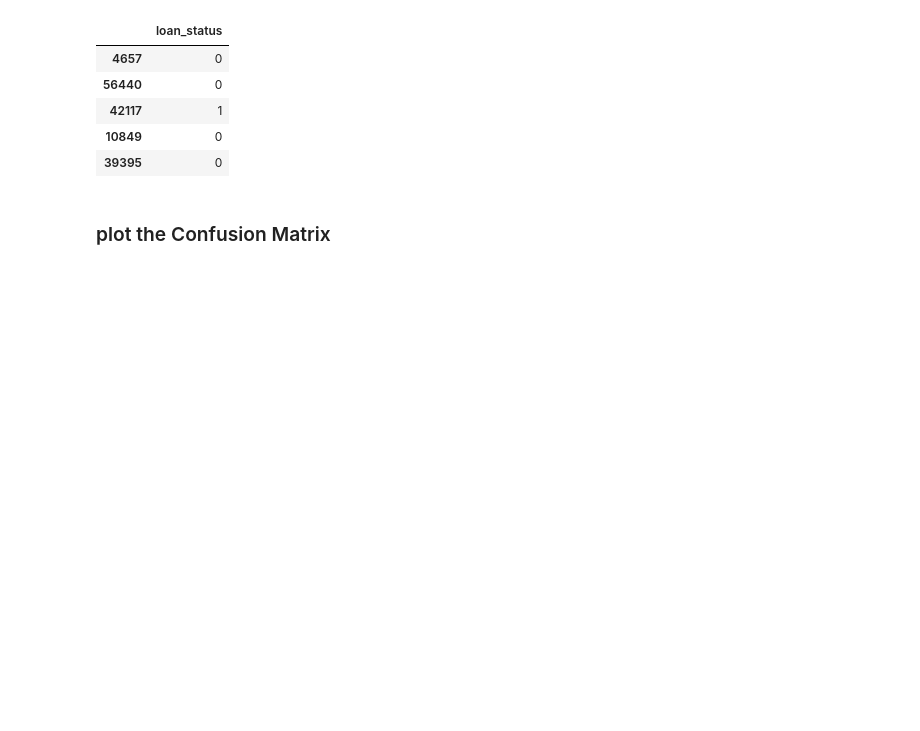
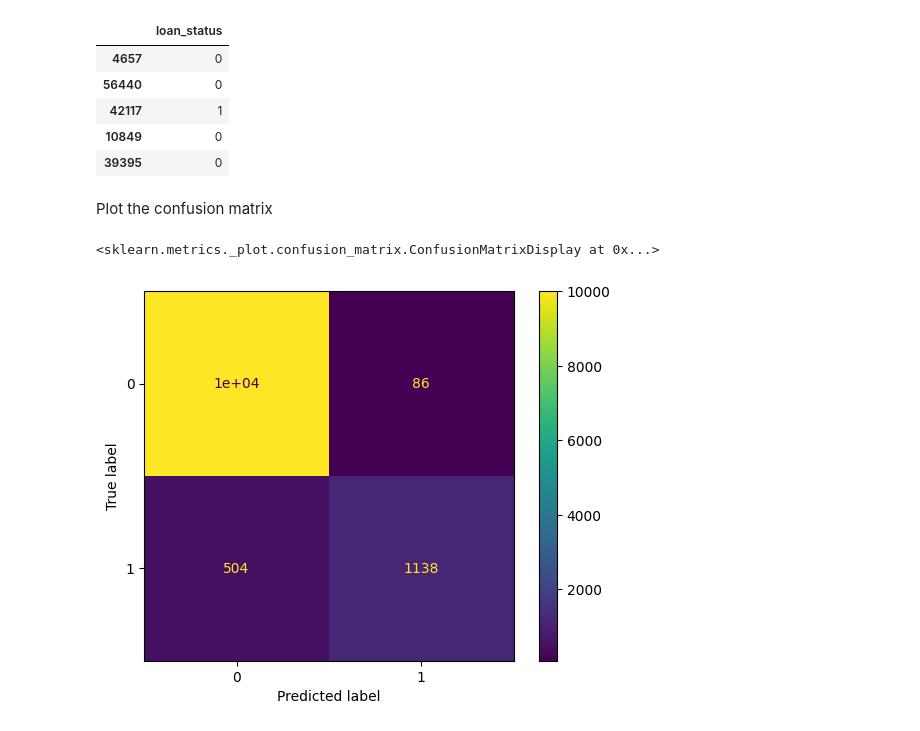
Before and after one commit to DhanashreeAmbekar/Deep-Learning, a Jupyter notebook: Binary_Classification.ipynb, the cells around one changed output. Drawn from its saved outputs; the diff is of its cells as text; code cells hidden in the pictures; blank space fills up the shorter version.

```diff
--- a/Binary_Classification.ipynb
+++ b/Binary_Classification.ipynb
@@ -365,8 +365,8 @@ ytrain.head()
 | 40120 | 0 |
 # %%
 # Create a function to give final prediction
-def predict_results(model, x):
+def predict_results(model,x):
   yprob = model.predict(x)
-  ypred = [1 if prob >= 0.5 else 0 for prob in yprob]
+  ypred = [1 if prob>0.5 else 0 for prob in yprob]
   return ypred, yprob
 # %%
@@ -403,5 +403,5 @@ ytest.head()
 | 42117 | 1 |
 | 10849 | 0 |
 | 39395 | 0 |
-# %% [markdown]
-### plot the Confusion Matrix
+# %% [markdown]
+Plot the confusion matrix
@@ -407,0 +410,5 @@ ytest.head()
+# %%
+ConfusionMatrixDisplay.from_predictions(ytest,ypred_test)
+# %% [output]
+<sklearn.metrics._plot.confusion_matrix.ConfusionMatrixDisplay at 0x...>
+[figure, added]
```
Also changed, not shown: parts of 31 cells of this notebook.
